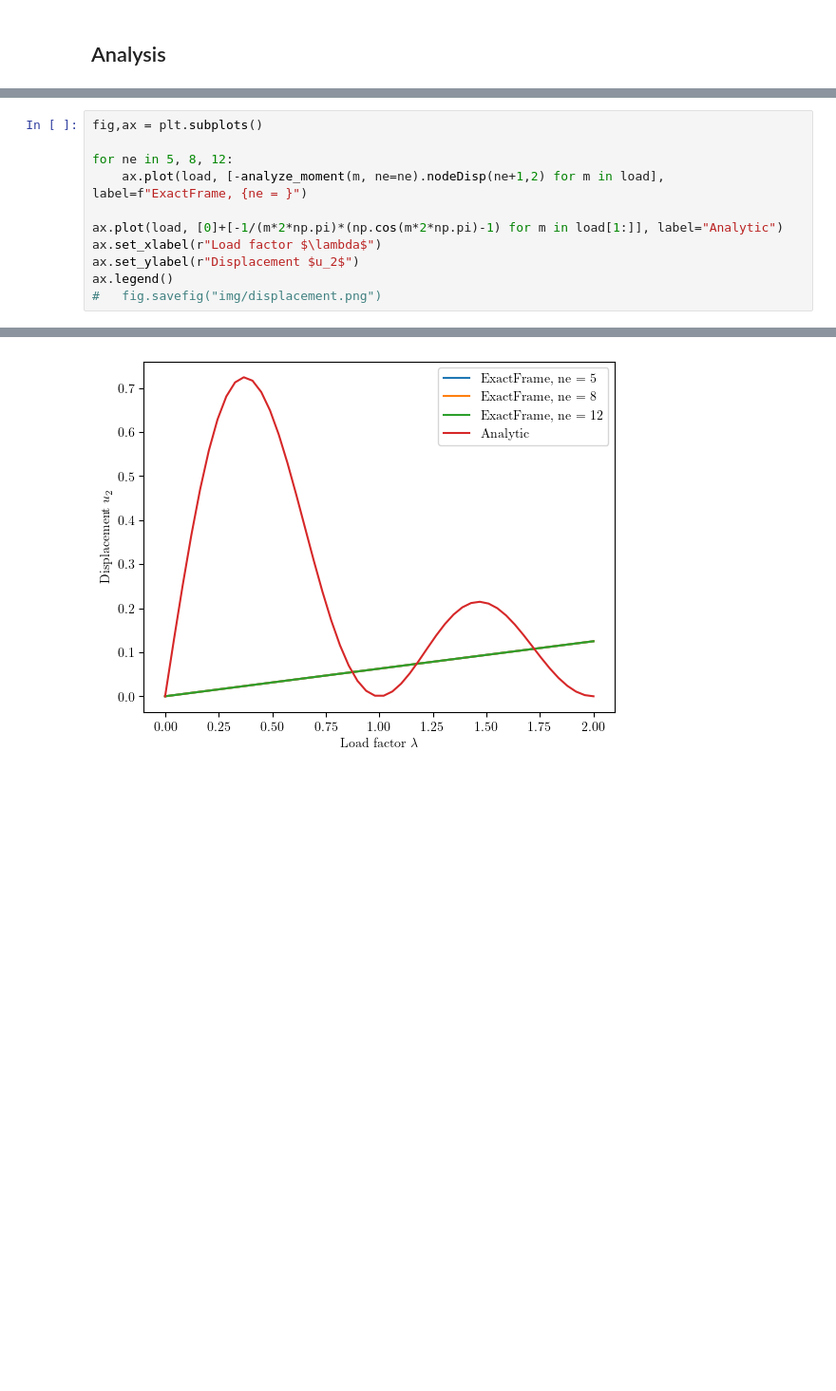
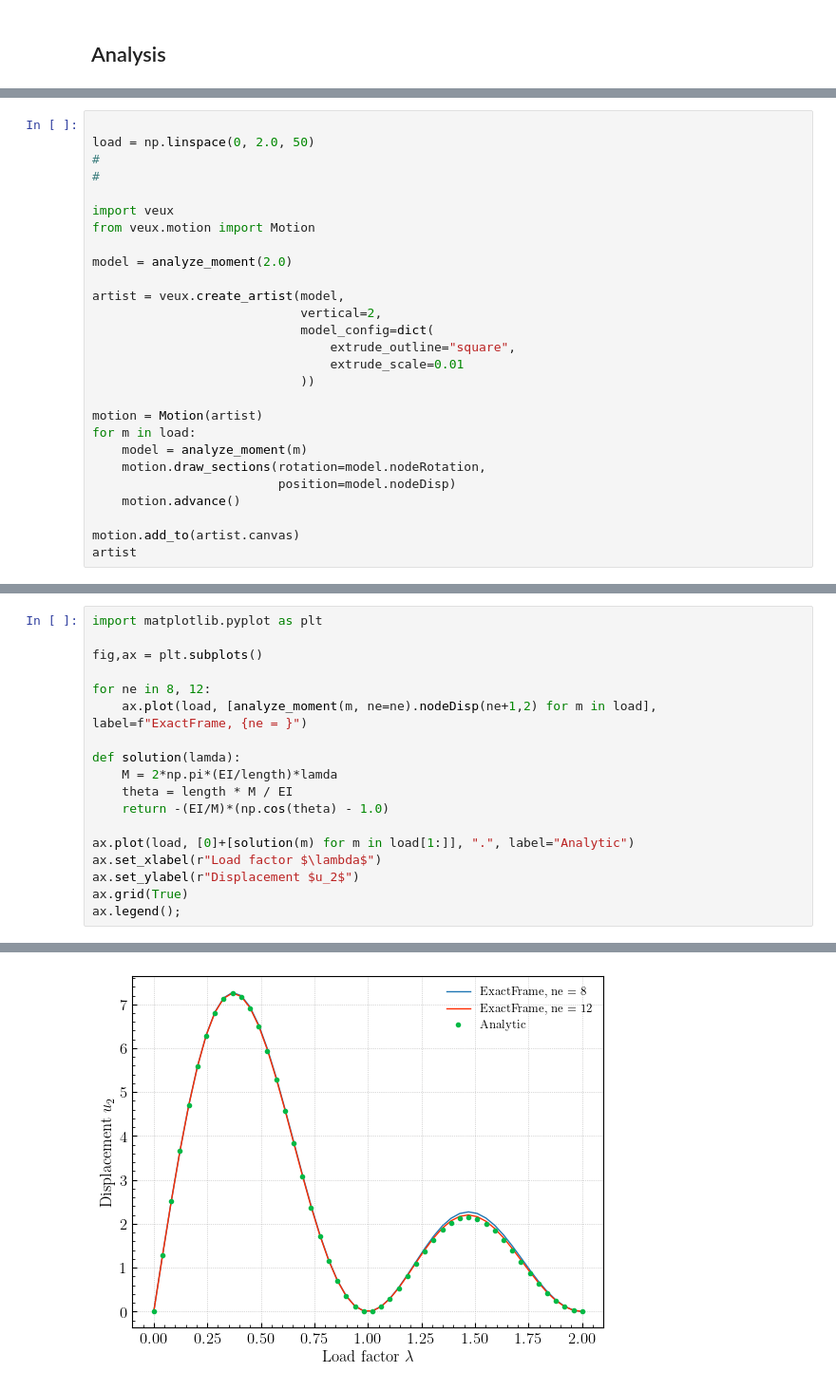
Before and after one commit to FEDEASLab/Benchmarks-Python, a Jupyter notebook: benchmarks/frame-1001/main.ipynb, the cells around one changed output, grey strips where cells are left out. Shown at 95% size. Saved outputs shown, nothing was run; the diff lists cells and outputs as text; blank space fills up the shorter version.

```diff
--- a/benchmarks/frame-1001/main.ipynb
+++ b/benchmarks/frame-1001/main.ipynb
@@ -200,0 +117,27 @@ artist
+# %%
+
+load = np.linspace(0, 2.0, 50)
+#
+#
+
+import veux
+from veux.motion import Motion
+
+model = analyze_moment(2.0)
+
+artist = veux.create_artist(model,
+                            vertical=2,
+                            model_config=dict(
+                                extrude_outline="square",
+                                extrude_scale=0.01
+                            ))
+
+motion = Motion(artist)
+for m in load:
+    model = analyze_moment(m)
+    motion.draw_sections(rotation=model.nodeRotation,
+                         position=model.nodeDisp)
+    motion.advance()
+
+motion.add_to(artist.canvas)
+artist
@@ -205,12 +169,19 @@ each formulation matching the ideal performance reported by <cite key="simo1986t
 # %%
+import matplotlib.pyplot as plt
+
 fig,ax = plt.subplots()
 
-for ne in 5, 8, 12:
-    ax.plot(load, [-analyze_moment(m, ne=ne).nodeDisp(ne+1,2) for m in load], label=f"ExactFrame, {ne = }")
+for ne in 8, 12:
+    ax.plot(load, [analyze_moment(m, ne=ne).nodeDisp(ne+1,2) for m in load], label=f"ExactFrame, {ne = }")
 
-ax.plot(load, [0]+[-1/(m*2*np.pi)*(np.cos(m*2*np.pi)-1) for m in load[1:]], label="Analytic")
+def solution(lamda):
+    M = 2*np.pi*(EI/length)*lamda
+    theta = length * M / EI
+    return -(EI/M)*(np.cos(theta) - 1.0)
+
+ax.plot(load, [0]+[solution(m) for m in load[1:]], ".", label="Analytic")
 ax.set_xlabel(r"Load factor $\lambda$")
 ax.set_ylabel(r"Displacement $u_2$")
-ax.legend()
-#   fig.savefig("img/displacement.png")
+ax.grid(True)
+ax.legend();
 # %% [output]
@@ -218,4 +188,4 @@ ax.legend()
-[figure, old version]
+[figure, new version]
 # %% [markdown]
 
 ## References
```
Also changed, not shown: parts of 12 cells of this notebook, 1 other file.
